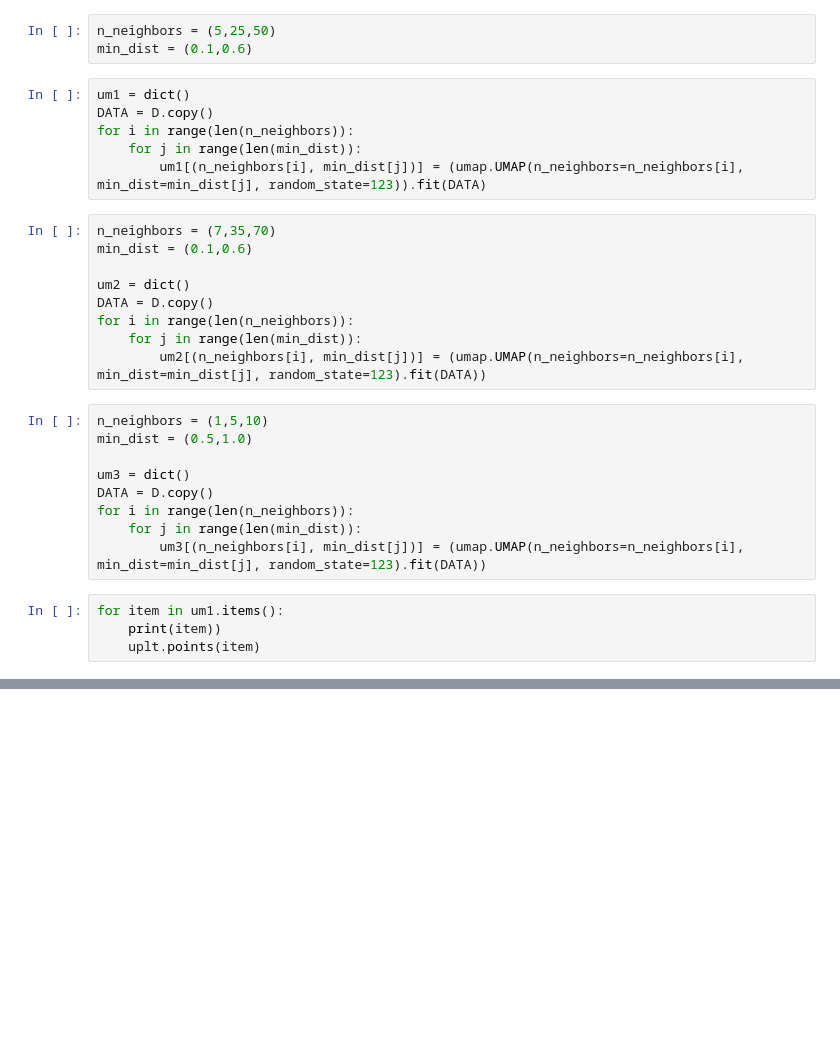
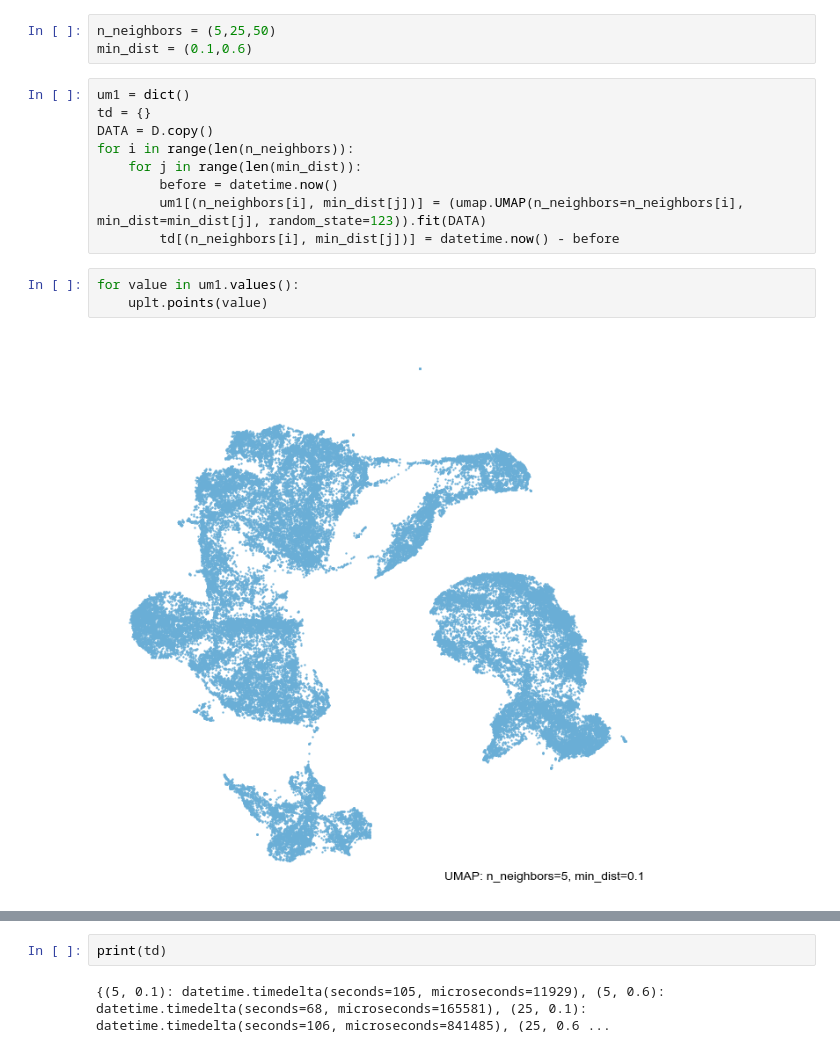
Before and after one commit to Sombrer0Dev/BigDataMirea, a Jupyter notebook: notebooks/pr2/task7.ipynb, the cells around one changed output, grey strips where cells are left out. Saved outputs shown, nothing was run; the diff lists cells and outputs as text; blank space fills up the shorter version.

```diff
--- a/notebooks/pr2/task7.ipynb
+++ b/notebooks/pr2/task7.ipynb
@@ -21,29 +50,15 @@ n_neighbors = (5,25,50)
 min_dist = (0.1,0.6)
 # %%
 um1 = dict()
+td = {}
 DATA = D.copy()
 for i in range(len(n_neighbors)):
     for j in range(len(min_dist)):
+        before = datetime.now()
         um1[(n_neighbors[i], min_dist[j])] = (umap.UMAP(n_neighbors=n_neighbors[i], min_dist=min_dist[j], random_state=123)).fit(DATA)
+        td[(n_neighbors[i], min_dist[j])] = datetime.now() - before
-# %%
-n_neighbors = (7,35,70)
-min_dist = (0.1,0.6)
-
-um2 = dict()
-DATA = D.copy()
-for i in range(len(n_neighbors)):
-    for j in range(len(min_dist)):
-        um2[(n_neighbors[i], min_dist[j])] = (umap.UMAP(n_neighbors=n_neighbors[i], min_dist=min_dist[j], random_state=123).fit(DATA))
-# %%
-n_neighbors = (1,5,10)
-min_dist = (0.5,1.0)
-
-um3 = dict()
-DATA = D.copy()
-for i in range(len(n_neighbors)):
-    for j in range(len(min_dist)):
-        um3[(n_neighbors[i], min_dist[j])] = (umap.UMAP(n_neighbors=n_neighbors[i], min_dist=min_dist[j], random_state=123).fit(DATA))
-# %%
-for item in um1.items():
-    print(item))
-    uplt.points(item)
+# %%
+for value in um1.values():
+    uplt.points(value)
+# %% [output]
+[figure, added]
@@ -49,0 +70,4 @@ for item in um1.items():
+# %%
+print(td)
+# %% [output]
+{(5, 0.1): datetime.timedelta(seconds=105, microseconds=11929), (5, 0.6): datetime.timedelta(seconds=68, microseconds=165581), (25, 0.1): datetime.timedelta(seconds=106, microseconds=841485), (25, 0.6 ...
```
Also changed, not shown: parts of 3 cells of this notebook, 1 other file.
